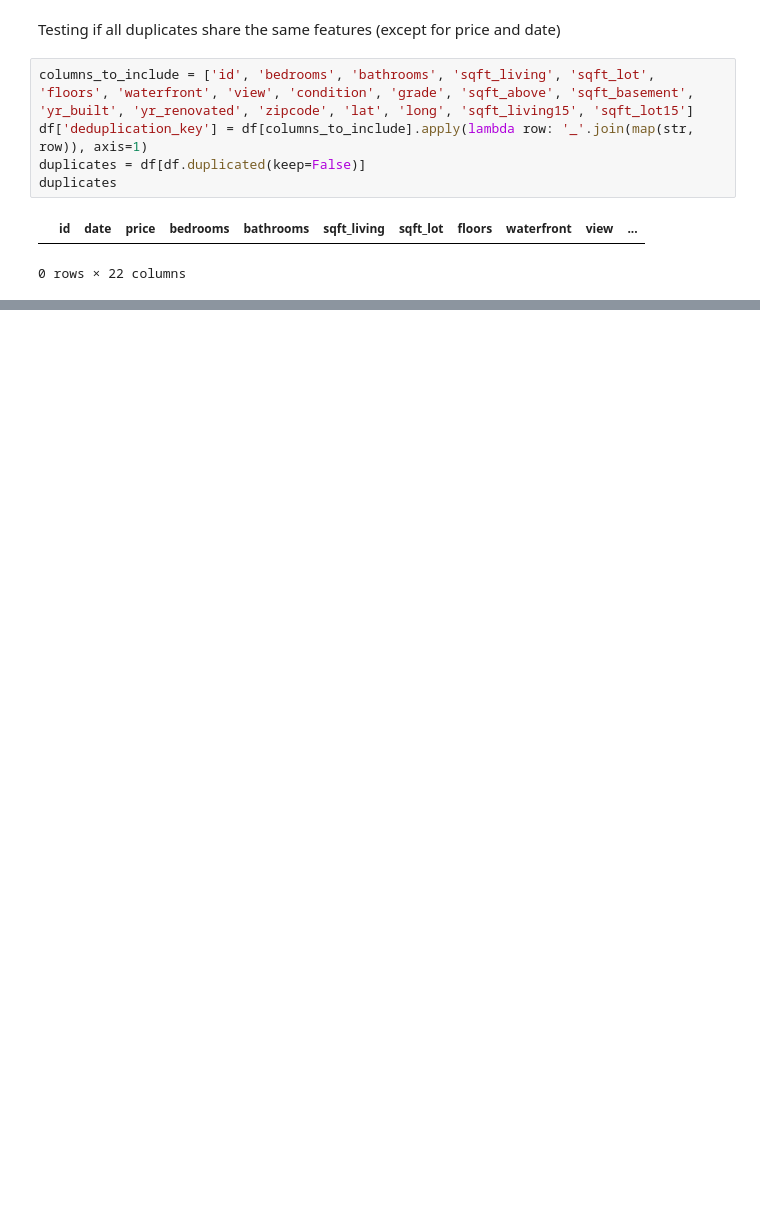
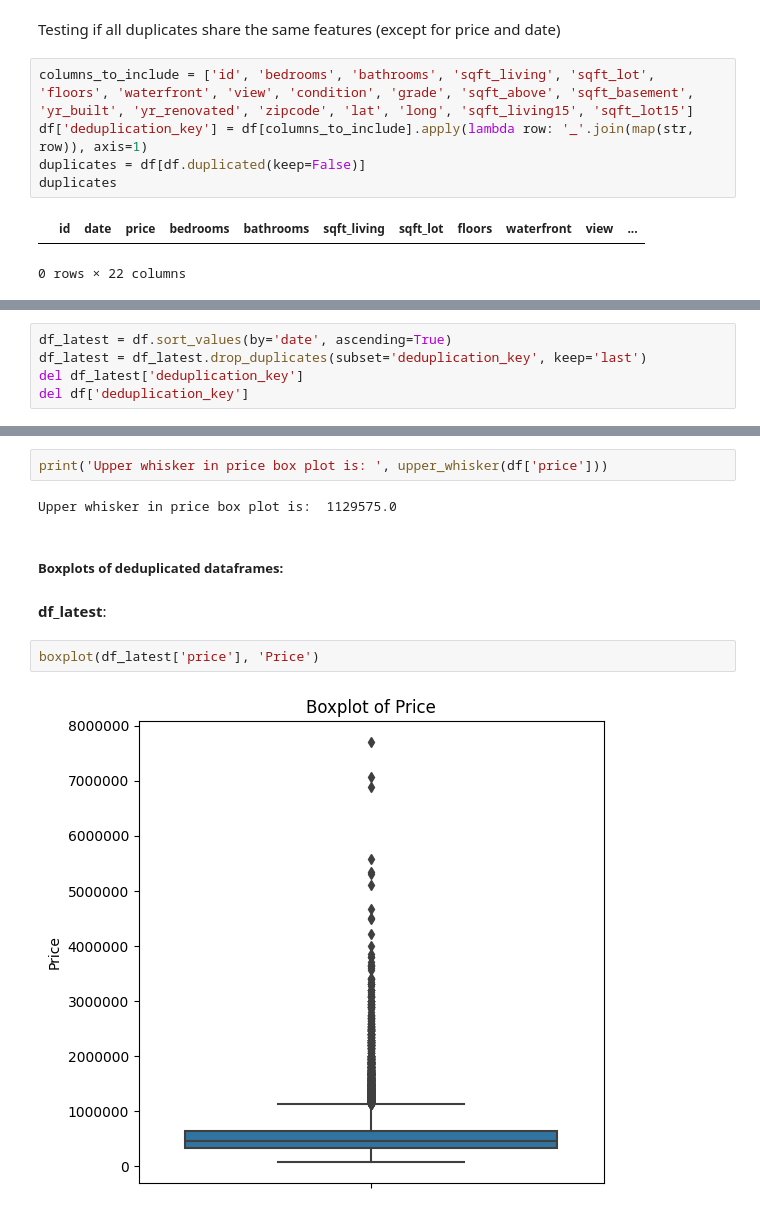
Before and after one commit to AurelPap/apartment-hunter, a Jupyter notebook: working_files_ruta/data-processing.ipynb, the cells around one changed output, grey strips where cells are left out. Drawn from its saved outputs; the diff is of its cells as text; blank space fills up the shorter version.

```diff
--- a/working_files_ruta/data-processing.ipynb
+++ b/working_files_ruta/data-processing.ipynb
@@ -114,0 +170,5 @@ duplicates
+# %%
+df_latest = df.sort_values(by='date', ascending=True)
+df_latest = df_latest.drop_duplicates(subset='deduplication_key', keep='last')
+del df_latest['deduplication_key']
+del df['deduplication_key']
@@ -114,0 +283,12 @@ duplicates
+# %%
+print('Upper whisker in price box plot is: ', upper_whisker(df['price']))
+# %% [output]
+Upper whisker in price box plot is:  1129575.0
+# %% [markdown]
+##### Boxplots of deduplicated dataframes:
+# %% [markdown]
+**df_latest**:
+# %%
+boxplot(df_latest['price'], 'Price')
+# %% [output]
+[figure, added]
```
Also changed, not shown: parts of 67 cells of this notebook.
